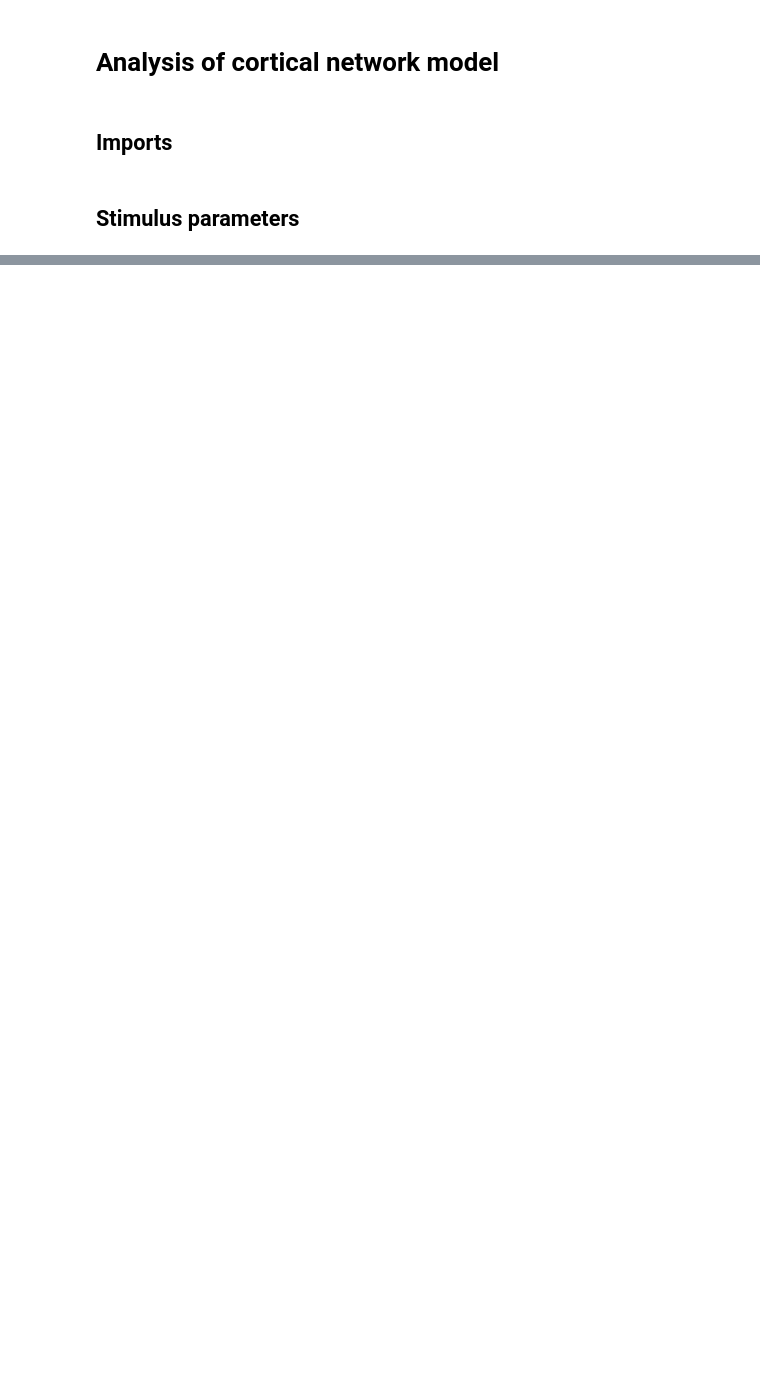
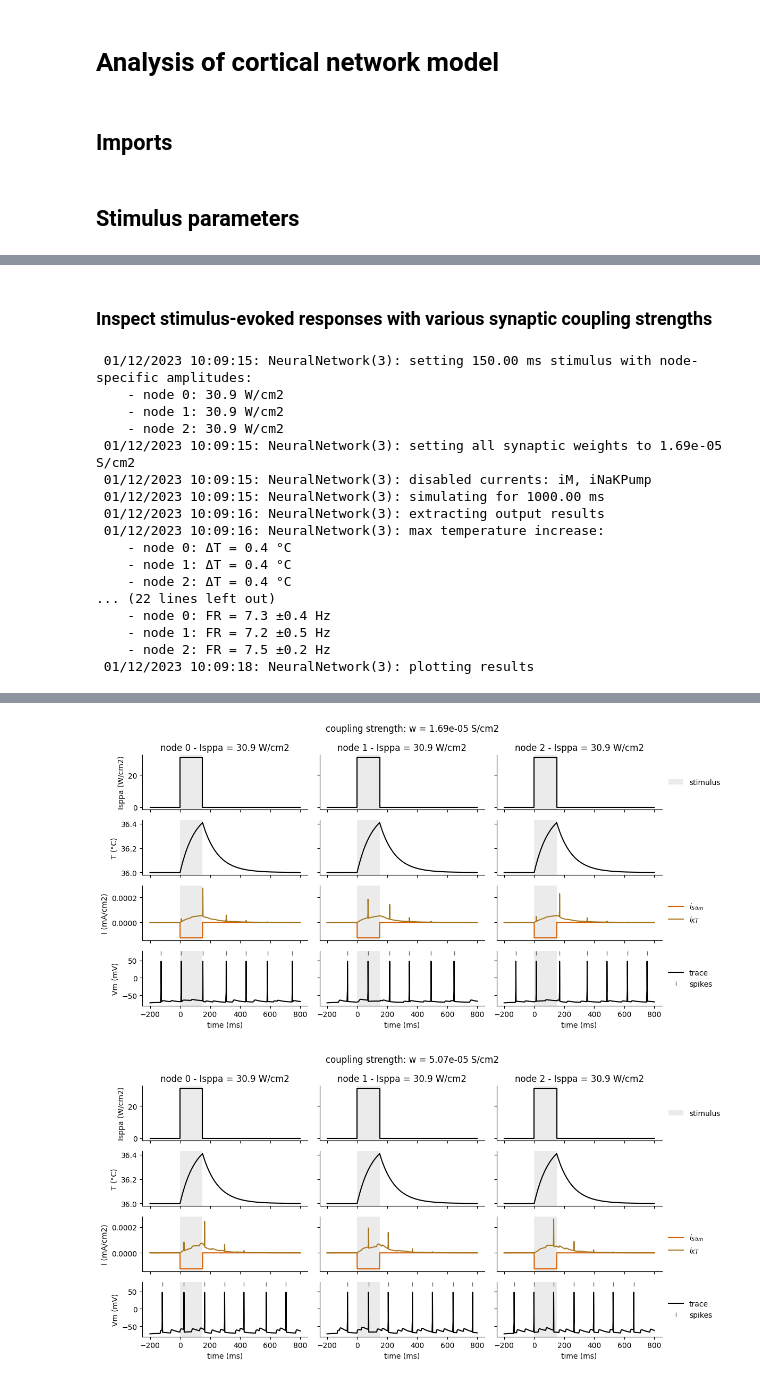
Before and after one commit to tjjlemaire/fusnetwork, a Jupyter notebook: network_analysis.ipynb, the cells around one changed output, grey strips where cells are left out. Saved outputs shown, nothing was run; the diff lists cells and outputs as text; code cells hidden in the pictures; blank space fills up the shorter version.

```diff
--- a/network_analysis.ipynb
+++ b/network_analysis.ipynb
@@ -340,0 +128,55 @@ plt.show()
+# %% [markdown]
+### Inspect stimulus-evoked responses with various synaptic coupling strengths
+# %%
+# # Remove baseline pre-synaptic drive
+# model.remove_presyn_drive()
+
+# Define sparse vector of coupling strengths (in S/cm2)
+wrange_sparse = np.array([1, 3]) * model.g_RS_RS
+
+# Set stimulus
+model.set_stim(Iref, start=start, dur=dur)
+
+# For each coupling strength, run simulation and plot results
+for w in wrange_sparse:
+    model.set_synaptic_weight(w)
+    data = model.simulate(tstop=tstop)
+    fig = model.plot_results(data, exclude=['conductances', 'iNa', 'iKd', 'iLeak', 'iDrive'])
+    fig.suptitle(f'coupling strength: w = {model.get_synaptic_weight():.2e} S/cm2')
+
+# Define vector of coupling strengths (in S/cm2)
+wrange = np.linspace(1, 4, 10) * model.g_RS_RS
+
+# Run simulation for each coupling strength, and concatenate results
+data = []
+nreps = 5
+model.verbose = False
+for w in tqdm(wrange):
+    model.set_synaptic_weight(w)
+    data.append(model.simulate(nreps=nreps))
+model.verbose = True
+data = pd.concat(data, keys=wrange, names=['synaptic weight (S/cm2)'])
+
+# Plot dependency of evoked firing rate on coupling strength
+fig = model.plot_sweep_results(data, 'nspikes')
+
+# Reset synaptic weight to default value
+model.set_synaptic_weight(model.g_RS_RS)
+# %% [output]
+ 01/12/2023 10:09:15: NeuralNetwork(3): setting 150.00 ms stimulus with node-specific amplitudes:
+    - node 0: 30.9 W/cm2
+    - node 1: 30.9 W/cm2
+    - node 2: 30.9 W/cm2
+ 01/12/2023 10:09:15: NeuralNetwork(3): setting all synaptic weights to 1.69e-05 S/cm2
+ 01/12/2023 10:09:15: NeuralNetwork(3): disabled currents: iM, iNaKPump
+ 01/12/2023 10:09:15: NeuralNetwork(3): simulating for 1000.00 ms
+ 01/12/2023 10:09:16: NeuralNetwork(3): extracting output results
+ 01/12/2023 10:09:16: NeuralNetwork(3): max temperature increase:
+    - node 0: ΔT = 0.4 °C
+    - node 1: ΔT = 0.4 °C
+    - node 2: ΔT = 0.4 °C
+... (22 lines left out)
+    - node 0: FR = 7.3 ±0.4 Hz
+    - node 1: FR = 7.2 ±0.5 Hz
+    - node 2: FR = 7.5 ±0.2 Hz
+ 01/12/2023 10:09:18: NeuralNetwork(3): plotting results
@@ -340,0 +184,2 @@ plt.show()
+[figure, added]
+[figure, added]
```
Also changed, not shown: parts of 33 cells of this notebook, 4 other files.
